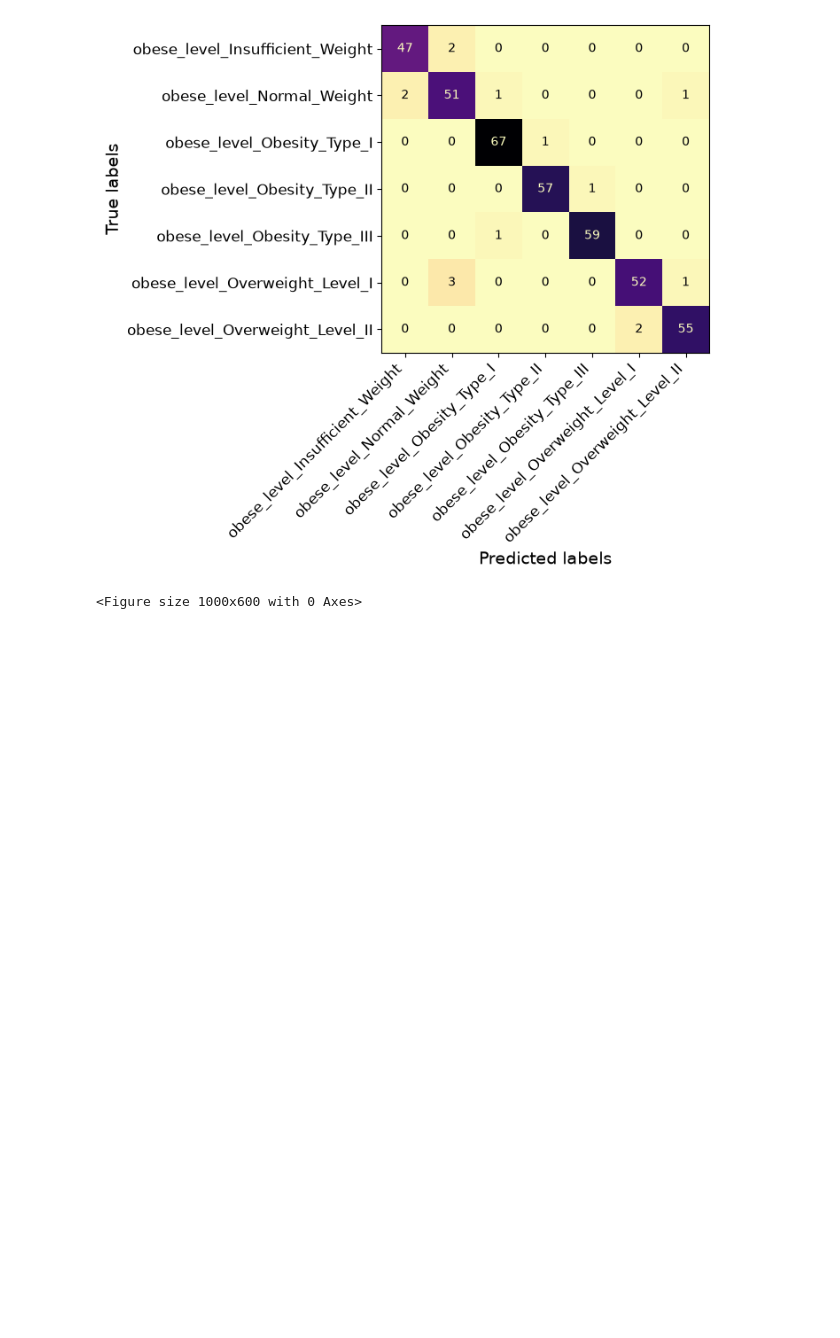
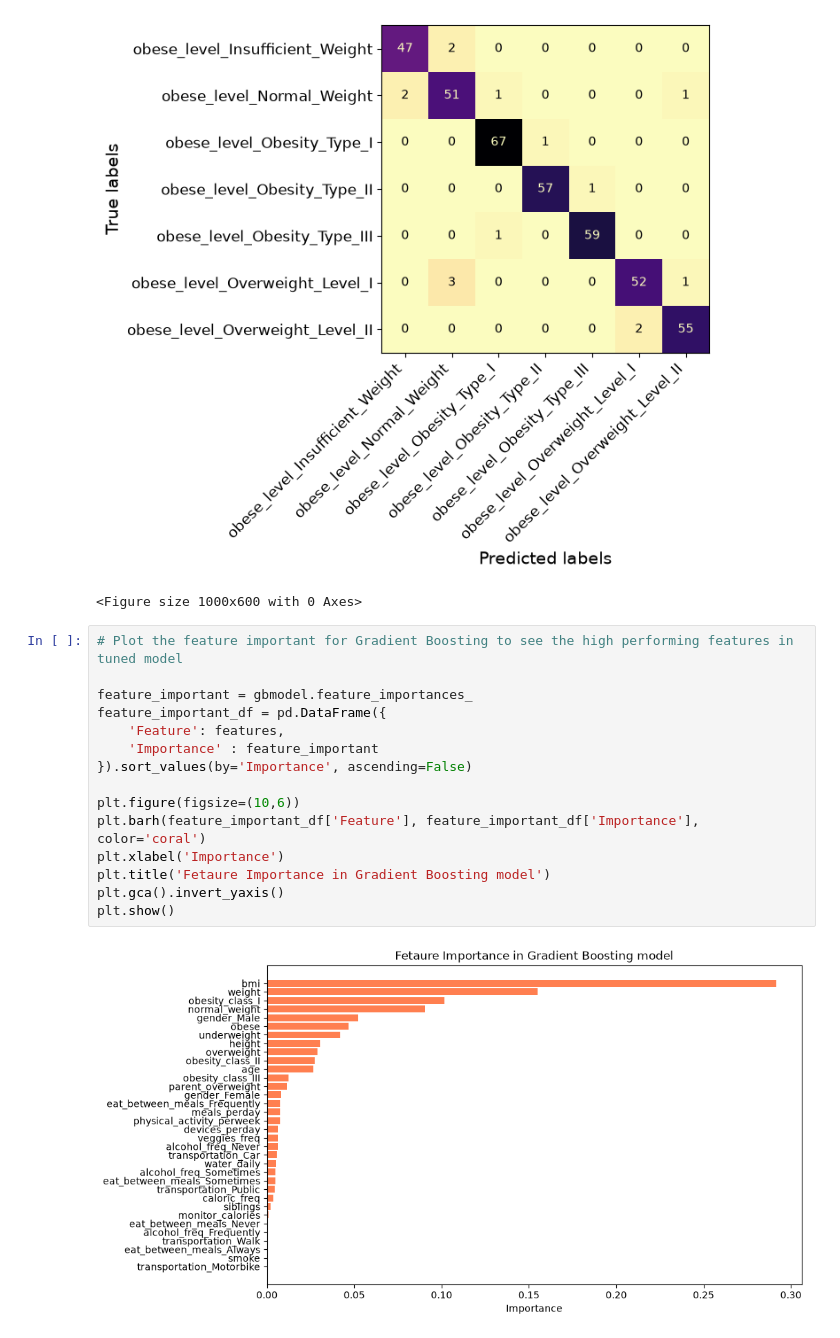
Before and after one commit to Imphatvn/Machine_learning_1, a Jupyter notebook: ML_1_CODE.ipynb, the cells around one changed output. Drawn from its saved outputs; the diff is of its cells as text; blank space fills up the shorter version.

Commit message:
Final Model Implementation and testing. Fitting model to test data

```diff
--- a/ML_1_CODE.ipynb
+++ b/ML_1_CODE.ipynb
@@ -1035,3 +1035,20 @@ plt.show()
 # %% [output]
 [figure]
 <Figure size 1000x600 with 0 Axes>
+# %%
+# Plot the feature important for Gradient Boosting to see the high performing features in tuned model
+
+feature_important = gbmodel.feature_importances_
+feature_important_df = pd.DataFrame({
+    'Feature': features,
+    'Importance' : feature_important
+}).sort_values(by='Importance', ascending=False)
+
+plt.figure(figsize=(10,6))
+plt.barh(feature_important_df['Feature'], feature_important_df['Importance'], color='coral')
+plt.xlabel('Importance')
+plt.title('Fetaure Importance in Gradient Boosting model')
+plt.gca().invert_yaxis()
+plt.show()
+# %% [output]
+[figure, added]
```
Also changed, not shown: parts of 14 cells of this notebook.
